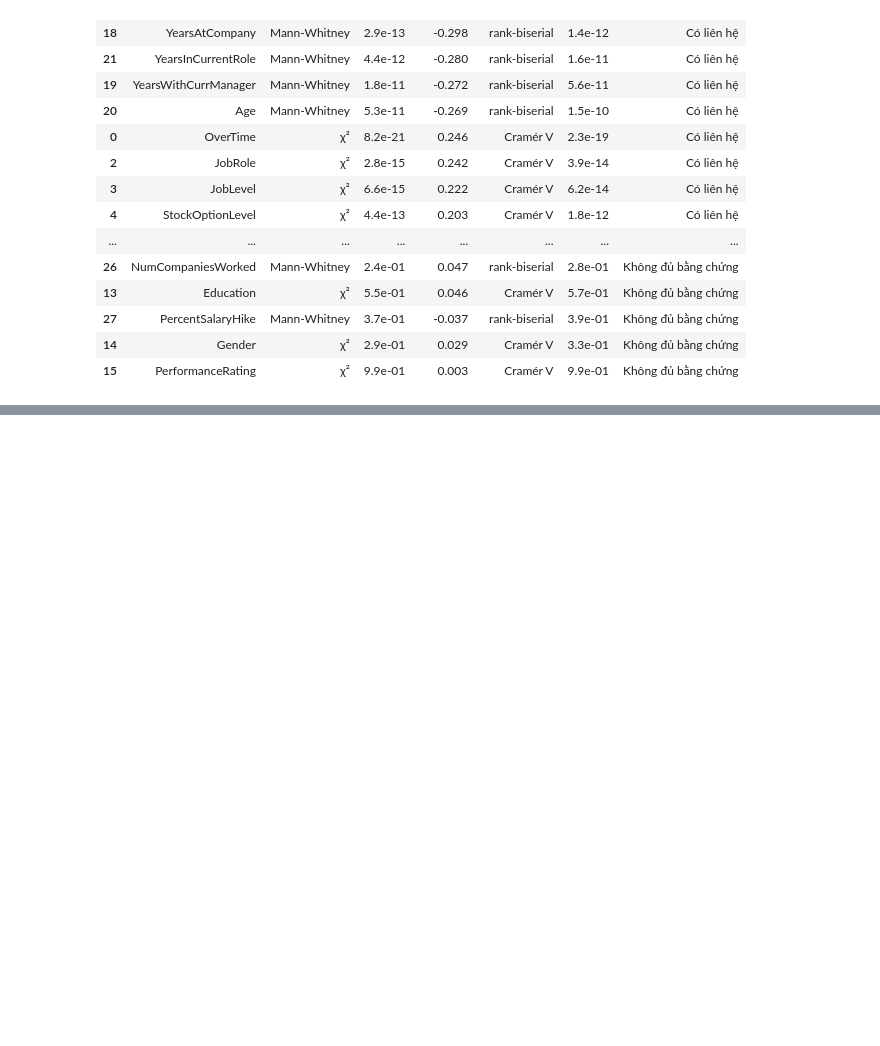
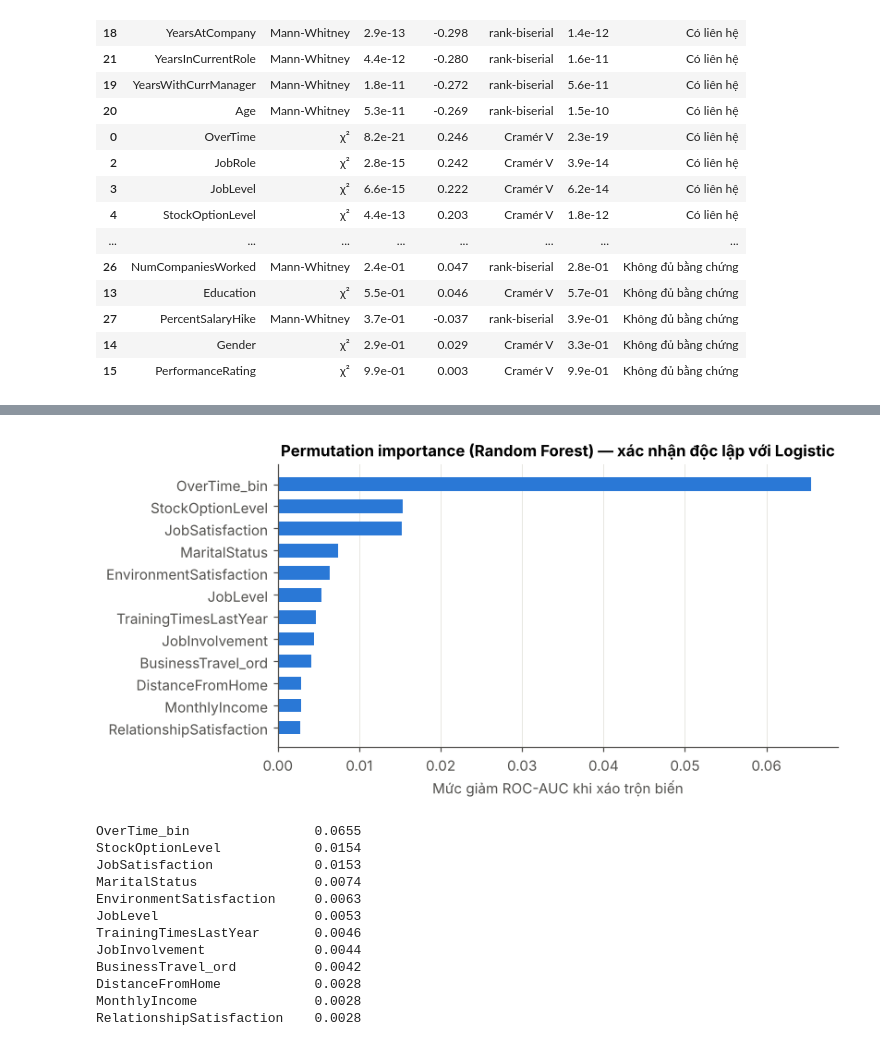
Before and after one commit to trangthu171106/ibm-hr-attrition-analysis, a Jupyter notebook: IBM_HR_Attrition_Analysis.ipynb, the cells around one changed output, grey strips where cells are left out. Saved outputs shown, nothing was run; the diff lists cells and outputs as text; code cells hidden in the pictures; blank space fills up the shorter version.

```diff
--- a/IBM_HR_Attrition_Analysis.ipynb
+++ b/IBM_HR_Attrition_Analysis.ipynb
@@ -756,0 +875,25 @@ Số biến có ý nghĩa sau hiệu chỉnh: 20 / 28
+# %%
+# 3.10e Permutation importance trên tập test (Random Forest) — đo mức giảm ROC-AUC khi xáo trộn từng biến gốc
+rf = models["Random Forest"]
+pi = permutation_importance(rf, X_te, y_te, scoring="roc_auc", n_repeats=20, random_state=SEED, n_jobs=-1)
+imp = pd.Series(pi.importances_mean, index=X_te.columns).sort_values(ascending=False).head(12)
+fig, ax = plt.subplots(figsize=(7.5, 3.8))
+ax.barh(imp.index[::-1], imp.values[::-1], color=C_STAY, height=0.6)
+ax.set_xlabel("Mức giảm ROC-AUC khi xáo trộn biến"); ax.grid(axis="y", visible=False)
+ax.set_title("Permutation importance (Random Forest) — xác nhận độc lập với Logistic")
+save(fig, "fig15_permutation")
+print(imp.round(4).to_string())
+# %% [output]
+[figure, added]
+OverTime_bin                0.0655
+StockOptionLevel            0.0154
+JobSatisfaction             0.0153
+MaritalStatus               0.0074
+EnvironmentSatisfaction     0.0063
+JobLevel                    0.0053
+TrainingTimesLastYear       0.0046
+JobInvolvement              0.0044
+BusinessTravel_ord          0.0042
+DistanceFromHome            0.0028
+MonthlyIncome               0.0028
+RelationshipSatisfaction    0.0028
```
Also changed, not shown: parts of 6 cells of this notebook, 3 other files.
